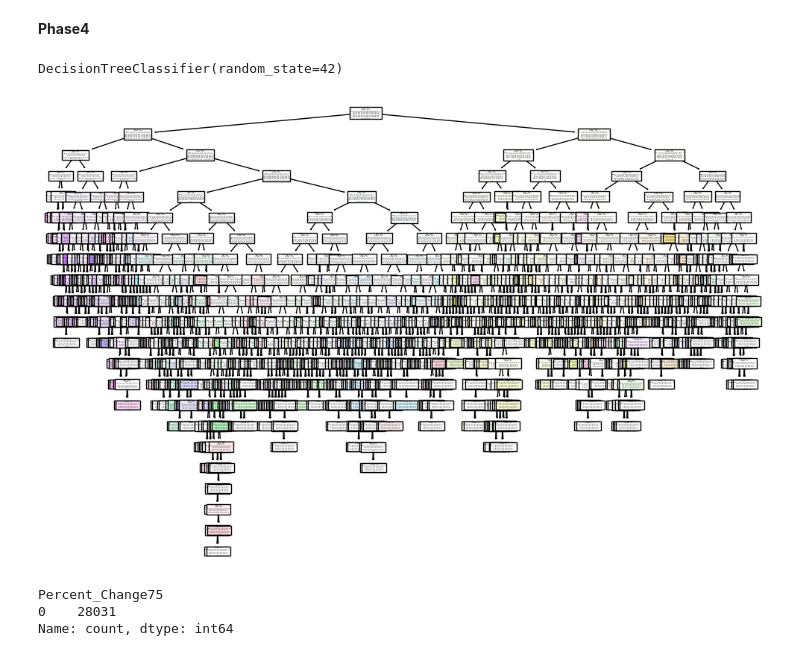
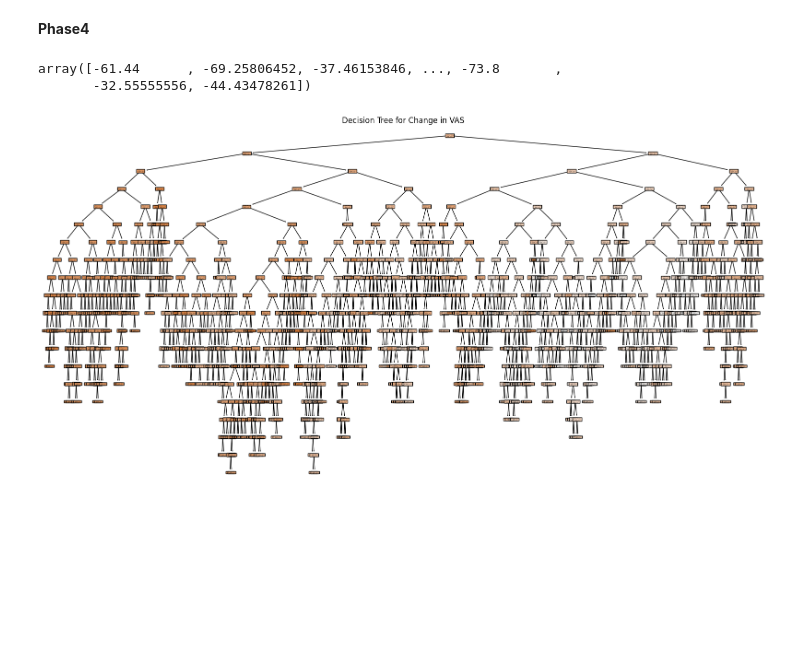
Before and after one commit to vedmara/project, a Jupyter notebook: Project_July.ipynb, the cells around one changed output. Cells and saved outputs as stored; diff of their text form; code cells hidden in the pictures; blank space fills up the shorter version.

```diff
--- a/Project_July.ipynb
+++ b/Project_July.ipynb
@@ -698,42 +698,32 @@ F-statistic: 141796.26177600774
 P-value: 0.0
 # %% [markdown]
 **Phase4**
-# %%
-# Selecting relevant columns
-columns = ['Treatment_x', 'Day1_x', 'Age', 'Gender', 'Center_x', 'VAS_Change_x']
-data_step1 = merged_assessment_data[columns].copy()
-
-# Encode categorical variables
-data_step1 = pd.get_dummies(data_step1, columns=['Treatment_x', 'Gender', 'Center_x'], drop_first=True)
-
-# Separate X and y
-X_step1 = data_step1.drop('VAS_Change_x', axis=1)
-y_step1 = data_step1['VAS_Change_x']  # Assuming 'VAS_Change_x' is already 0/1 or binary
-
-# Build the decision tree model
-tree_model_step1 = DecisionTreeClassifier(random_state=42)
-tree_model_step1.fit(X_step1, y_step1)
-# %% [output]
-DecisionTreeClassifier(random_state=42)
+# %%
+# Select relevant columns
+X_tree = merged_data[['Treatment_x', 'Day1_x', 'Age', 'Gender', 'Center_x']]
+y_tree = merged_data['VAS_Change_y']
+
+# Convert categorical variables to dummy variables
+X_tree = pd.get_dummies(X_tree, drop_first=True)
+
+# Split data into training and testing sets
+X_train, X_test, y_train, y_test = train_test_split(X_tree, y_tree, test_size=0.2, random_state=42)
+
+# Fit the decision tree model
+tree_model = DecisionTreeRegressor(random_state=42)
+tree_model.fit(X_train, y_train)
+
+# Predict on test set and evaluate
+y_pred = tree_model.predict(X_test)
+y_pred
+# %% [output]
+array([-61.44      , -69.25806452, -37.46153846, ..., -73.8       ,
+       -32.55555556, -44.43478261])
 # %%
-# Visualize the decision tree
-
-from sklearn.tree import plot_tree
-plt.figure(figsize = (12,8))
-plot_tree(tree_model_step1, filled = True, feature_names = list(X.columns))
-plt.show();
+# Visualize the decision tree (optional)
+plt.figure(figsize=(20,10))
+plot_tree(tree_model, filled=True, feature_names=list(X_tree.columns))
+plt.title("Decision Tree for Change in VAS")
+plt.show()
 # %% [output]
-[figure, old version]
+[figure, new version]
-# %%
-# Calculate percentage change
-merged_assessment_data['Percent_Change'] = ((merged_assessment_data['Day_y'] - merged_assessment_data['Day1_x']) / merged_assessment_data['Day1_x']) * 100
-
-# Define Percent_Change75
-merged_assessment_data['Percent_Change75'] = (merged_assessment_data['Percent_Change'] > 75).astype(int)
-
-# Check the distribution of Percent_Change75
-print(merged_assessment_data['Percent_Change75'].value_counts())
-# %% [output]
-Percent_Change75
-0    28031
-Name: count, dtype: int64
```
Also changed, not shown: parts of 4 cells of this notebook.
